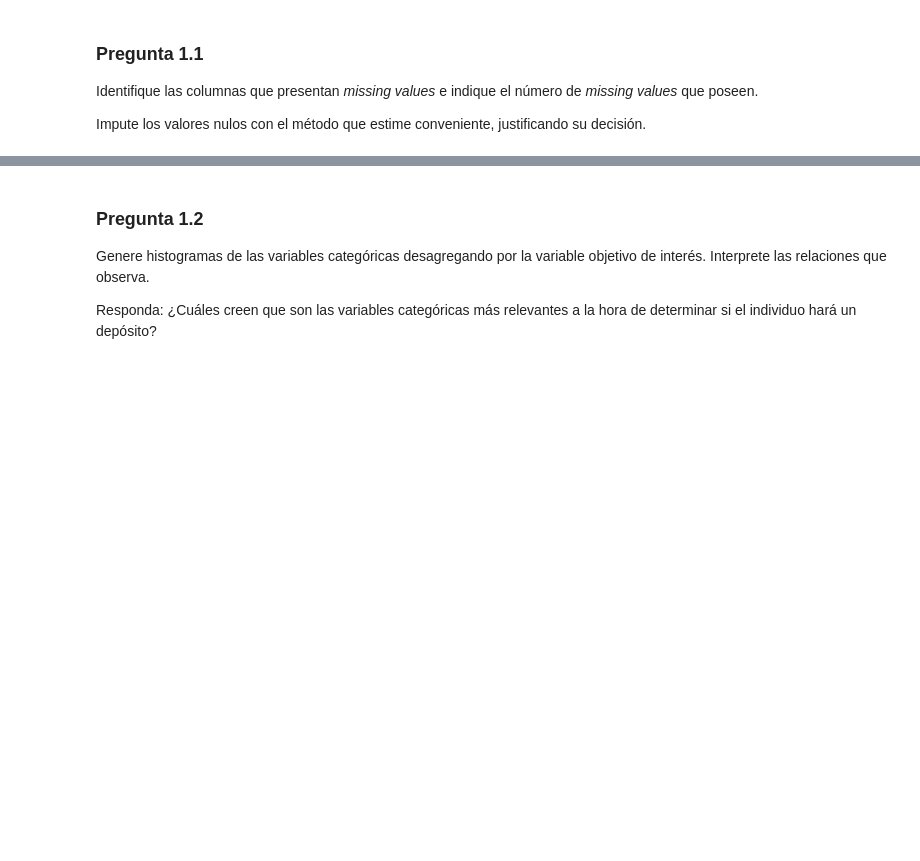
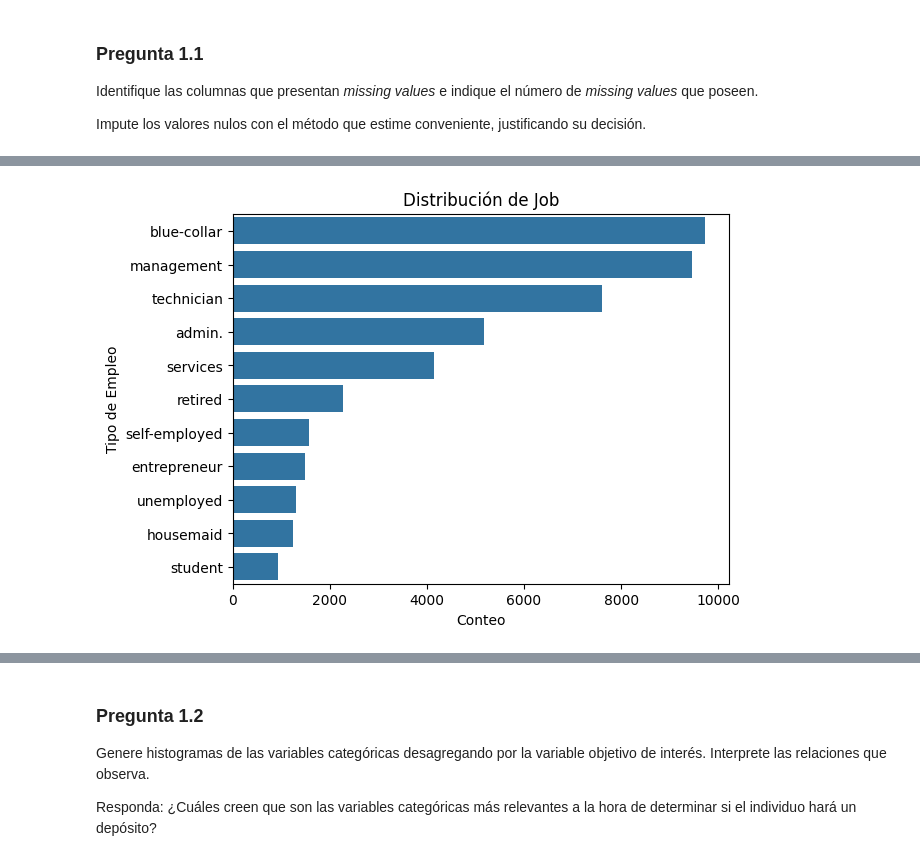
Before and after one commit to catamege/Tarea2-Mege-Lantadilla, a Jupyter notebook: Tarea2-Mege-Lantadilla.ipynb, the cells around one changed output, grey strips where cells are left out. Cells and saved outputs as stored; diff of their text form; code cells hidden in the pictures; blank space fills up the shorter version.

```diff
--- a/Tarea2-Mege-Lantadilla.ipynb
+++ b/Tarea2-Mege-Lantadilla.ipynb
@@ -241,0 +255,12 @@ dtype: int64
+# %%
+#categorias variables missings
+import seaborn as sns
+import matplotlib.pyplot as plt
+
+sns.countplot(data=df, y='job', order=df['job'].value_counts().index)
+plt.title('Distribución de Job')
+plt.xlabel('Conteo')
+plt.ylabel('Tipo de Empleo')
+plt.show()
+# %% [output]
+[figure, added]
```
Also changed, not shown: parts of 44 cells of this notebook.
